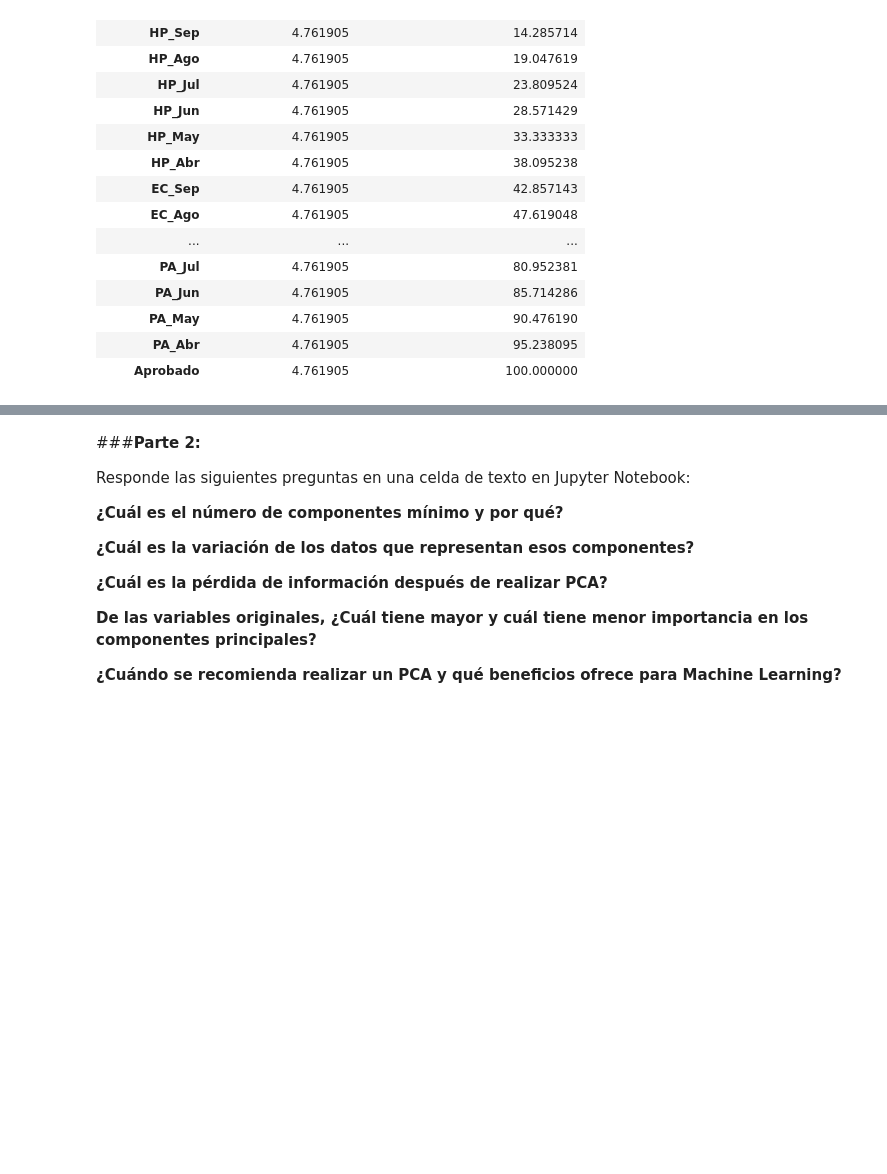
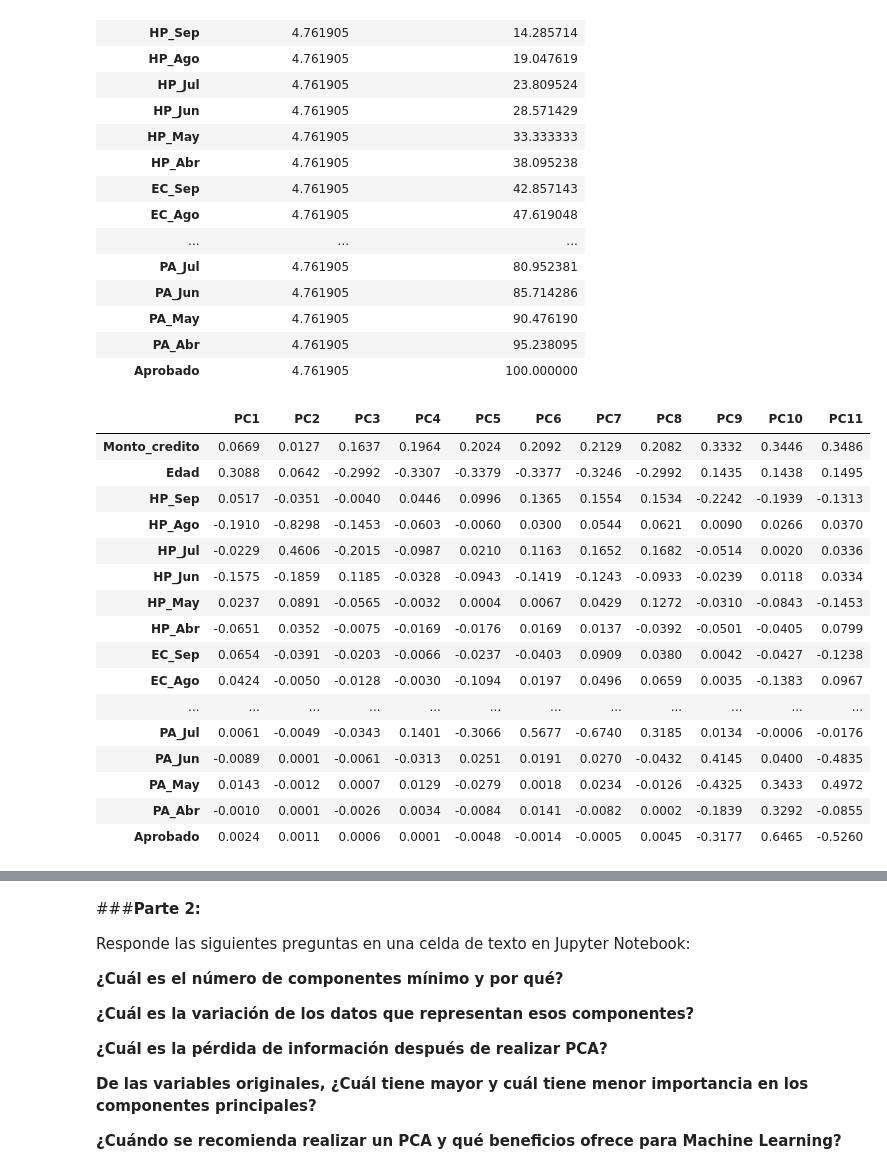
Before and after one commit to PosgradoMNA/actividades-del-projecto-equipo_56, a Jupyter notebook: Actividad1_Equipo56.ipynb, the cells around one changed output, grey strips where cells are left out. Drawn from its saved outputs; the diff is of its cells as text; code cells hidden in the pictures; blank space fills up the shorter version.

```diff
--- a/Actividad1_Equipo56.ipynb
+++ b/Actividad1_Equipo56.ipynb
@@ -879,3 +879,27 @@ pd.DataFrame({
 | PA_May | 4.761905 | 90.476190 |
 | PA_Abr | 4.761905 | 95.238095 |
 | Aprobado | 4.761905 | 100.000000 |
+# %%
+comps_df = pd.DataFrame(
+pcs.components_.round(4), # Se genera el eso de cada uno de los componentes y redonde a 4 decimales
+columns = pcs_df.columns, # Las columnas hacen referencia a cada uno de los componentes
+index = scaled_df.columns) #Las filas hacen referencia a cada una de las variables originales
+comps_df.iloc[:,:11]
+# %% [output]
+|  | PC1 | PC2 | PC3 | PC4 | PC5 | PC6 | PC7 | PC8 | PC9 | PC10 | PC11 |
+| Monto_credito | 0.0669 | 0.0127 | 0.1637 | 0.1964 | 0.2024 | 0.2092 | 0.2129 | 0.2082 | 0.3332 | 0.3446 | 0.3486 |
+| Edad | 0.3088 | 0.0642 | -0.2992 | -0.3307 | -0.3379 | -0.3377 | -0.3246 | -0.2992 | 0.1435 | 0.1438 | 0.1495 |
+| HP_Sep | 0.0517 | -0.0351 | -0.0040 | 0.0446 | 0.0996 | 0.1365 | 0.1554 | 0.1534 | -0.2242 | -0.1939 | -0.1313 |
+| HP_Ago | -0.1910 | -0.8298 | -0.1453 | -0.0603 | -0.0060 | 0.0300 | 0.0544 | 0.0621 | 0.0090 | 0.0266 | 0.0370 |
+| HP_Jul | -0.0229 | 0.4606 | -0.2015 | -0.0987 | 0.0210 | 0.1163 | 0.1652 | 0.1682 | -0.0514 | 0.0020 | 0.0336 |
+| HP_Jun | -0.1575 | -0.1859 | 0.1185 | -0.0328 | -0.0943 | -0.1419 | -0.1243 | -0.0933 | -0.0239 | 0.0118 | 0.0334 |
+| HP_May | 0.0237 | 0.0891 | -0.0565 | -0.0032 | 0.0004 | 0.0067 | 0.0429 | 0.1272 | -0.0310 | -0.0843 | -0.1453 |
+| HP_Abr | -0.0651 | 0.0352 | -0.0075 | -0.0169 | -0.0176 | 0.0169 | 0.0137 | -0.0392 | -0.0501 | -0.0405 | 0.0799 |
+| EC_Sep | 0.0654 | -0.0391 | -0.0203 | -0.0066 | -0.0237 | -0.0403 | 0.0909 | 0.0380 | 0.0042 | -0.0427 | -0.1238 |
+| EC_Ago | 0.0424 | -0.0050 | -0.0128 | -0.0030 | -0.1094 | 0.0197 | 0.0496 | 0.0659 | 0.0035 | -0.1383 | 0.0967 |
+| ... | ... | ... | ... | ... | ... | ... | ... | ... | ... | ... | ... |
+| PA_Jul | 0.0061 | -0.0049 | -0.0343 | 0.1401 | -0.3066 | 0.5677 | -0.6740 | 0.3185 | 0.0134 | -0.0006 | -0.0176 |
+| PA_Jun | -0.0089 | 0.0001 | -0.0061 | -0.0313 | 0.0251 | 0.0191 | 0.0270 | -0.0432 | 0.4145 | 0.0400 | -0.4835 |
+| PA_May | 0.0143 | -0.0012 | 0.0007 | 0.0129 | -0.0279 | 0.0018 | 0.0234 | -0.0126 | -0.4325 | 0.3433 | 0.4972 |
+| PA_Abr | -0.0010 | 0.0001 | -0.0026 | 0.0034 | -0.0084 | 0.0141 | -0.0082 | 0.0002 | -0.1839 | 0.3292 | -0.0855 |
+| Aprobado | 0.0024 | 0.0011 | 0.0006 | 0.0001 | -0.0048 | -0.0014 | -0.0005 | 0.0045 | -0.3177 | 0.6465 | -0.5260 |
```
Also changed, not shown: parts of 2 cells of this notebook.
